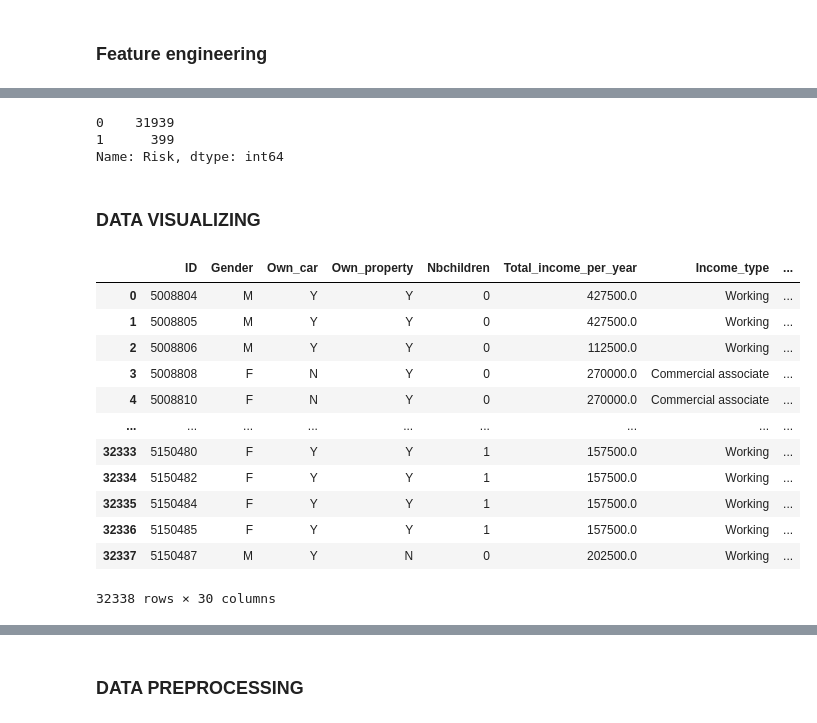
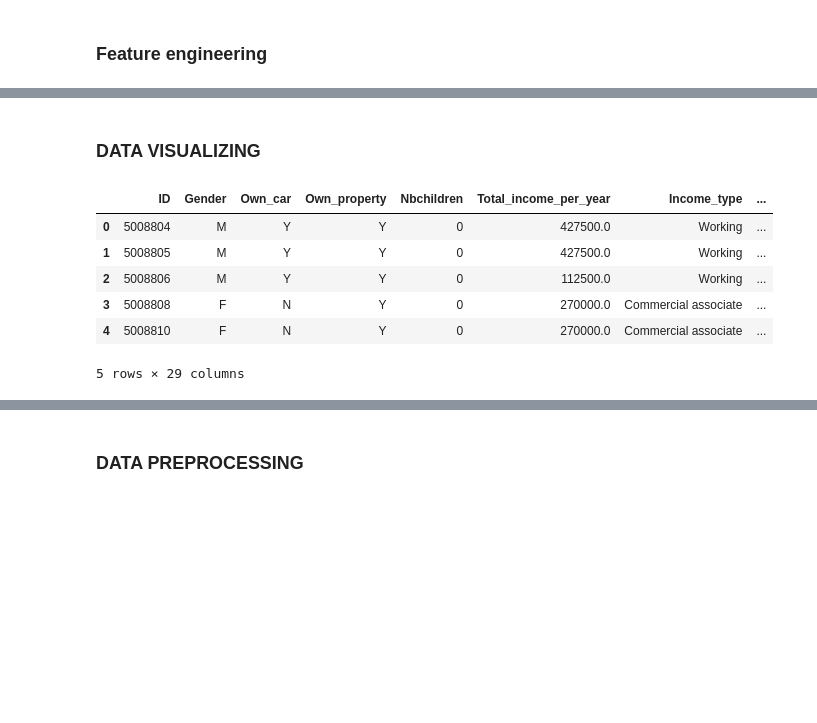
Before and after one commit to supavitkod/Credit, a Jupyter notebook: Credit analysis.ipynb, the cells around one changed output, grey strips where cells are left out. Saved outputs shown, nothing was run; the diff lists cells and outputs as text; code cells hidden in the pictures; blank space fills up the shorter version.

```diff
--- a/Credit analysis.ipynb
+++ b/Credit analysis.ipynb
@@ -565,0 +480,14 @@ def convert_day_to_year(days):
+# %%
+features=['no_loan','Total_months_credit_registered',	'Delinquent_accounts',	'Ordinary_accounts',	'overall_pastdue','good_or_bad']
+columns_credit= credit_grouped.loc[:,features]
+df = pd.merge(df,columns_credit,on='ID')
+# %%
+risk=[]
+for index,row in df.iterrows() :
+  if row['STATUS'] == 0  and row['good_or_bad'] == 0 :
+    risk.append(0)
+  else:
+    risk.append(1)
+
+df['Risk']=risk
+df['Risk'].value_counts(normalize = True )
@@ -566,9 +500,7 @@ def convert_day_to_year(days):
 # %%
-df['Age'] = df['DAYS_BIRTH'].apply(convert_day_to_year)
+df['Age'] = df['DAYS_BIRTH'].apply(convert_day.convert_day_to_year)
 df['Age'] = df['Age'].astype(int)
-df['Experience'] = df['DAYS_EMPLOYED'].apply(convert_day_to_year)
+df['Experience'] = df['DAYS_EMPLOYED'].apply(convert_day.convert_day_to_year)
 df['Total_income_lifetime_employed'] = df['Experience'] * df['Total_income_per_year']
-df['Working_year_proportion'] = df['Experience'] / df['Age']
-
 df.drop('DAYS_BIRTH',axis=1,inplace=True)
 df.drop('DAYS_EMPLOYED',axis=1,inplace=True)
@@ -608,5 +515,0 @@ def Risk_evaluation(score):
-# %%
-df['Risk1'] = df['STATUS'].apply(Risk_evaluation)
-print(df['Risk1'].value_counts(normalize=True))
-print(df['Risk1'].value_counts().plot(kind='bar'))
-## Imbalance dataset
@@ -618,24 +516,12 @@ AxesSubplot(0.125,0.125;0.775x0.755)
-# %%
-df['Risk'].value_counts()
-# %% [output]
-0    31939
-1      399
-Name: Risk, dtype: int64
 # %% [markdown]
 ### DATA VISUALIZING
 # %%
-df
+df.head()
 # %% [output]
 |  | ID | Gender | Own_car | Own_property | Nbchildren | Total_income_per_year | Income_type | ... |
 | 0 | 5008804 | M | Y | Y | 0 | 427500.0 | Working | ... |
 | 1 | 5008805 | M | Y | Y | 0 | 427500.0 | Working | ... |
 | 2 | 5008806 | M | Y | Y | 0 | 112500.0 | Working | ... |
 | 3 | 5008808 | F | N | Y | 0 | 270000.0 | Commercial associate | ... |
 | 4 | 5008810 | F | N | Y | 0 | 270000.0 | Commercial associate | ... |
-| ... | ... | ... | ... | ... | ... | ... | ... | ... |
-| 32333 | 5150480 | F | Y | Y | 1 | 157500.0 | Working | ... |
-| 32334 | 5150482 | F | Y | Y | 1 | 157500.0 | Working | ... |
-| 32335 | 5150484 | F | Y | Y | 1 | 157500.0 | Working | ... |
-| 32336 | 5150485 | F | Y | Y | 1 | 157500.0 | Working | ... |
-| 32337 | 5150487 | M | Y | N | 0 | 202500.0 | Working | ... |
-32338 rows × 30 columns
+5 rows × 29 columns
```
Also changed, not shown: parts of 110 cells of this notebook, 18 other files.
